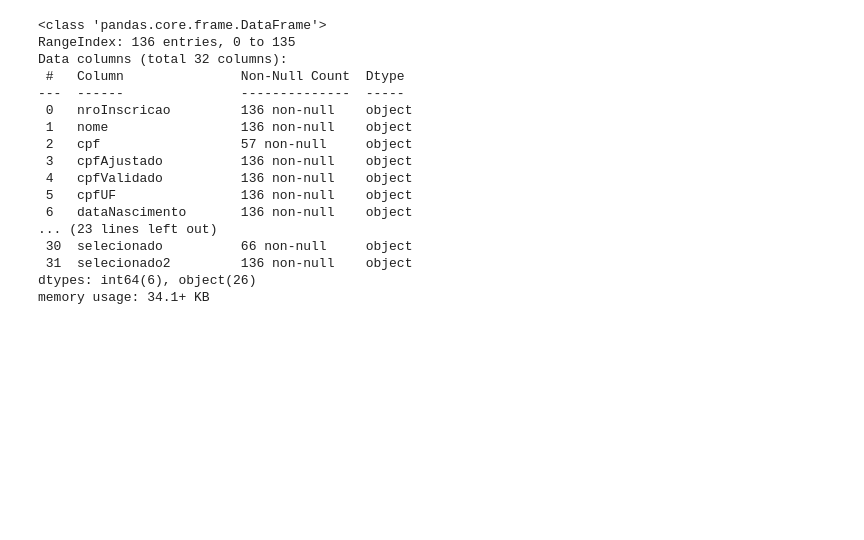
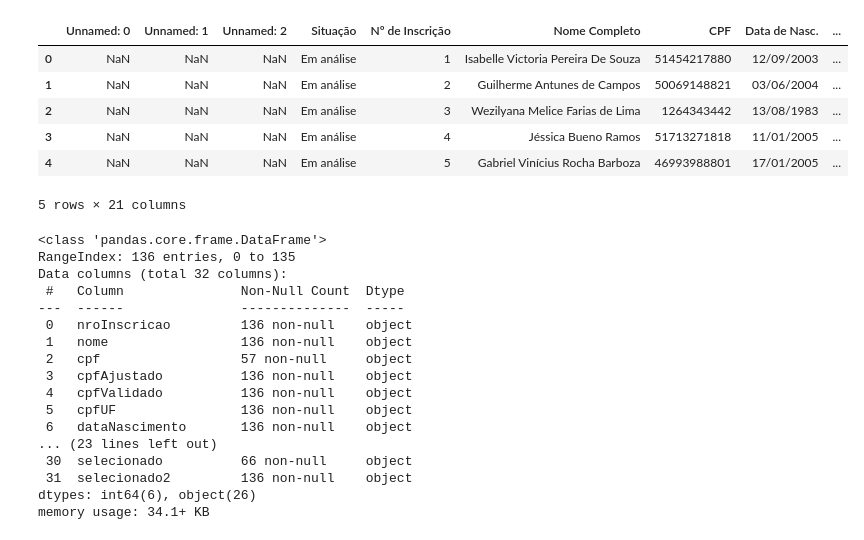
Before and after one commit to jmsimao/DCTI-Hackathon-2024, a Jupyter notebook: Hackathon 2024 - Inscritos.ipynb, the cells around one changed output. Saved outputs shown, nothing was run; the diff lists cells and outputs as text; code cells hidden in the pictures; blank space fills up the shorter version.

```diff
--- a/Hackathon 2024 - Inscritos.ipynb
+++ b/Hackathon 2024 - Inscritos.ipynb
@@ -30,6 +30,16 @@ ins = pd.read_csv(abriPlanilha()
                  ,sep=','
                  ,low_memory=True
                  )
+# %%
+ins.head()
+# %% [output]
+|  | Unnamed: 0 | Unnamed: 1 | Unnamed: 2 | Situação | Nº de Inscrição | Nome Completo | CPF | Data de Nasc. | ... |
+| 0 | NaN | NaN | NaN | Em análise | 1 | Isabelle Victoria Pereira De Souza | 51454217880 | 12/09/2003 | ... |
+| 1 | NaN | NaN | NaN | Em análise | 2 | Guilherme Antunes de Campos | 50069148821 | 03/06/2004 | ... |
+| 2 | NaN | NaN | NaN | Em análise | 3 | Wezilyana Melice Farias de Lima | 1264343442 | 13/08/1983 | ... |
+| 3 | NaN | NaN | NaN | Em análise | 4 | Jéssica Bueno Ramos | 51713271818 | 11/01/2005 | ... |
+| 4 | NaN | NaN | NaN | Em análise | 5 | Gabriel Vinícius Rocha Barboza | 46993988801 | 17/01/2005 | ... |
+5 rows × 21 columns
 # %%
 colunas=['col1','col2','col3','situacao','nroInscricao','nome',
         'cpf','dataNascimento','genero','escolaridade',
```
Also changed, not shown: parts of 9 cells of this notebook, 19 other files.
